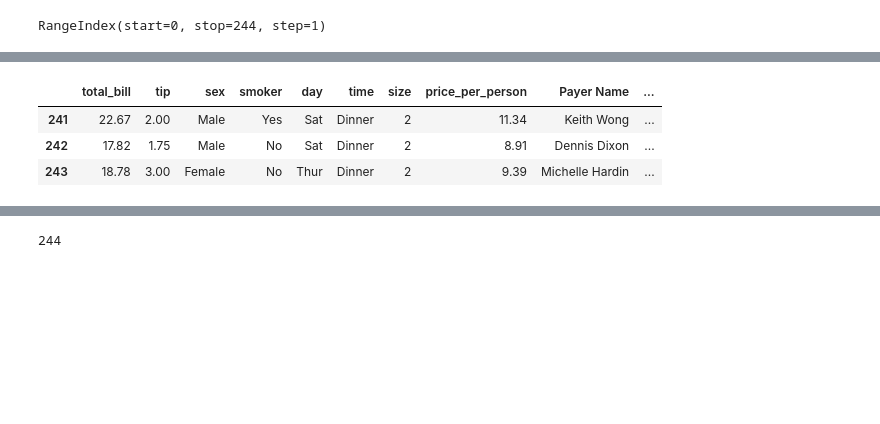
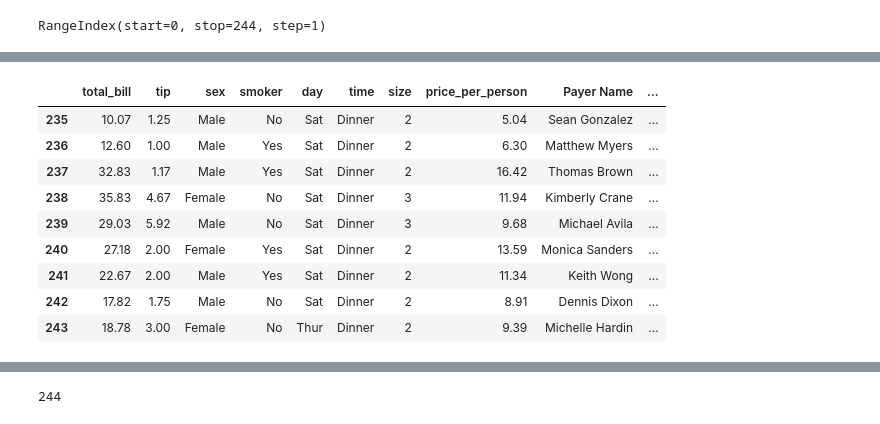
Before and after one commit to vishwajeetsinghrana8/Machine-Learning-in-2025, a Jupyter notebook: 2. Pandas/1. Pandas Series and DataFrame for Machine Learning.ipynb, the cells around one changed output, grey strips where cells are left out. Drawn from its saved outputs; the diff is of its cells as text; code cells hidden in the pictures; blank space fills up the shorter version.

```diff
--- a/2. Pandas/1. Pandas Series and DataFrame for Machine Learning.ipynb
+++ b/2. Pandas/1. Pandas Series and DataFrame for Machine Learning.ipynb
@@ -604,7 +651,13 @@ df.head(3)
 # %%
-df.tail(3)
+df.tail(9)
 # %% [output]
 |  | total_bill | tip | sex | smoker | day | time | size | price_per_person | Payer Name | ... |
+| 235 | 10.07 | 1.25 | Male | No | Sat | Dinner | 2 | 5.04 | Sean Gonzalez | ... |
+| 236 | 12.60 | 1.00 | Male | Yes | Sat | Dinner | 2 | 6.30 | Matthew Myers | ... |
+| 237 | 32.83 | 1.17 | Male | Yes | Sat | Dinner | 2 | 16.42 | Thomas Brown | ... |
+| 238 | 35.83 | 4.67 | Female | No | Sat | Dinner | 3 | 11.94 | Kimberly Crane | ... |
+| 239 | 29.03 | 5.92 | Male | No | Sat | Dinner | 3 | 9.68 | Michael Avila | ... |
+| 240 | 27.18 | 2.00 | Female | Yes | Sat | Dinner | 2 | 13.59 | Monica Sanders | ... |
 | 241 | 22.67 | 2.00 | Male | Yes | Sat | Dinner | 2 | 11.34 | Keith Wong | ... |
 | 242 | 17.82 | 1.75 | Male | No | Sat | Dinner | 2 | 8.91 | Dennis Dixon | ... |
 | 243 | 18.78 | 3.00 | Female | No | Thur | Dinner | 2 | 9.39 | Michelle Hardin | ... |
```
Also changed, not shown: parts of 56 cells of this notebook.
